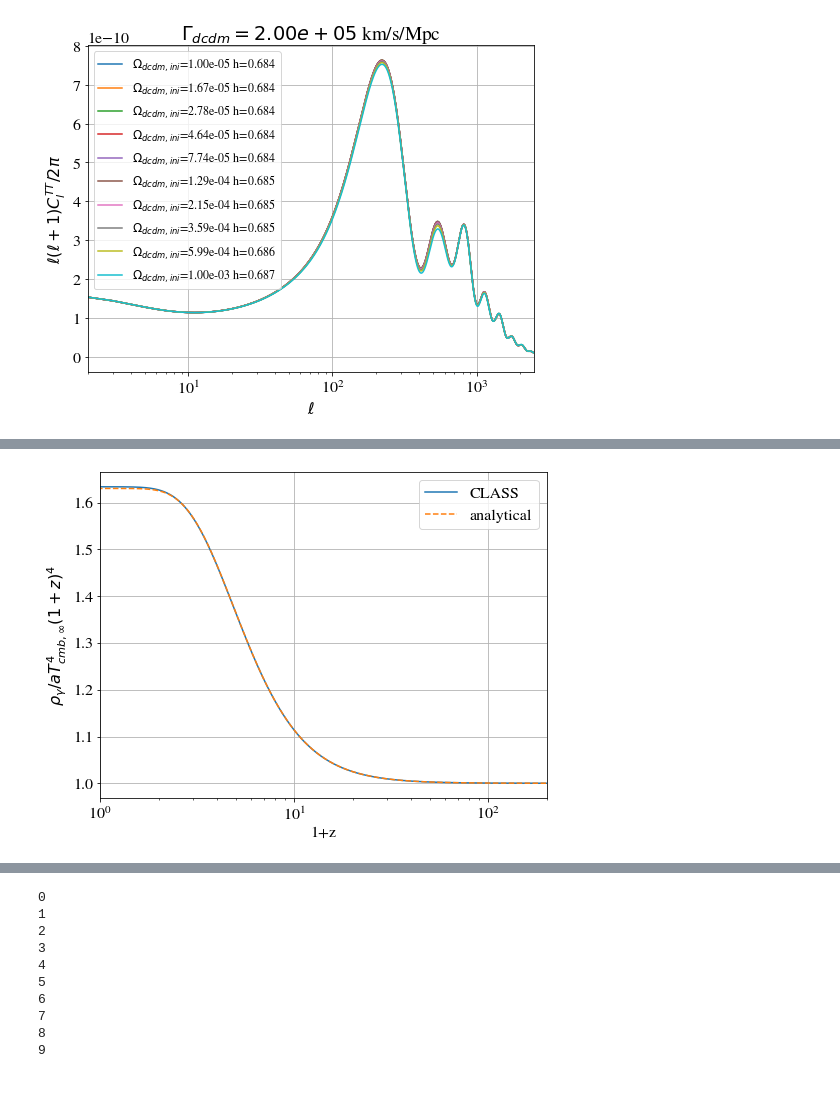
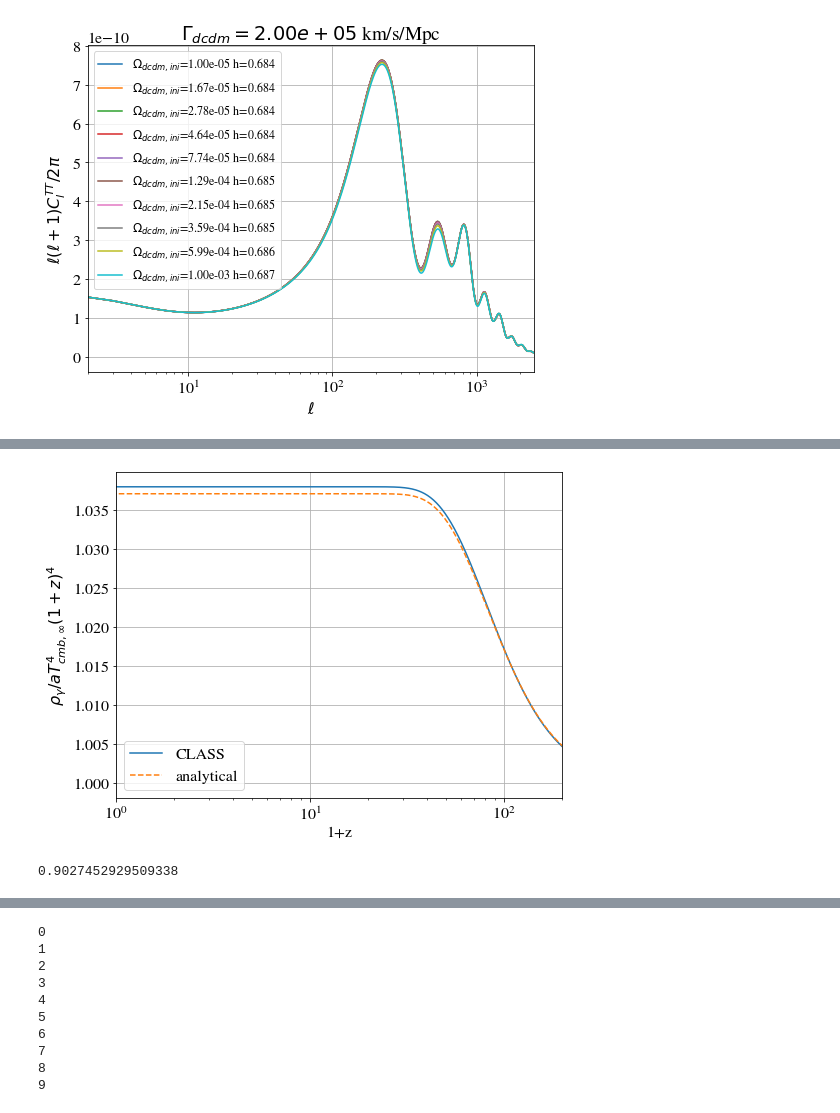
Before and after one commit to borisbolliet/class_dcdmsr, a Jupyter notebook: notebooks/cl_ST_DCDM_SR.ipynb, the cells around one changed output, grey strips where cells are left out. Drawn from its saved outputs; the diff is of its cells as text; code cells hidden in the pictures.

```diff
--- a/notebooks/cl_ST_DCDM_SR.ipynb
+++ b/notebooks/cl_ST_DCDM_SR.ipynb
@@ -84,0 +284,3 @@ Gamma_p
+# %%
+
+omega_ini_dcdm_hat_vals = np.linspace(0.00003,0.003,20)
@@ -84,0 +705,7 @@ Gamma_p
+# %%
+import scipy
+t_of_opz = scipy.interpolate.interp1d(opzs[ip],proper_times[ip])
+def t_of_z(zz):
+    return t_of_opz(1.+zz)
+t_of_z = np.vectorize(t_of_z)
+print(t_of_z(2.))
@@ -95,16 +1714,19 @@ Omega_cdm = 0.25
 Om_dcdm_ini =  1e-4
 opzs = []
 Ts = []
+Om = []
+s8 = []
+S8 = []
 hs = []
 ls = []
 cls = []
-for Tcmb_tilde in Tcmb_vals:
+for Tcmb_tilde in Tcmb_infty_vals:
     print(Tcmb_tilde)
     Gamma_p = gamma_vals[2]
     Gamma_dcdm = Gamma_p
     Omega_ini_dcdm = Om_dcdm_ini
     common_settings_dcdm_syn_dr_is_sr = {
-                        'output':'tCl,mTk,vTk',
+                        'output':'tCl,mTk,vTk,mPk',
                         '100*theta_s':1.04119,
                         'omega_b_hat':0.022032,
                         'omega_cdm_hat': 0.119,
@@ -130,6 +1752,8 @@ for Tcmb_tilde in Tcmb_vals:
 
 
     h = M_dr_is_sr.h()
+    s8.append(M_dr_is_sr.sigma8())
+    S8.append(M_dr_is_sr.sigma8()*np.sqrt((1.-M_dr_is_sr.Omega_Lambda())/0.3))
     H0_class = h*100*1e3/_c_
     rho_crit0_class = H0_class**2
 
@@ -137,11 +1761,12 @@ for Tcmb_tilde in Tcmb_vals:
     rho_g_lcdm = Omega0_g_lcdm*(1.+z)**4.*rho_crit0_class
     T_cmb_eff = M_dr_is_sr.T_cmb()*(rho_g/rho_g_lcdm)**0.25
     T_cmb_eff_class =  M_dr_is_sr.T_cmb_dcdmsr()
-    print("T_cmb_eff_class = %.3e"%(T_cmb_eff_class))
+    print("T_cmb_eff_class = %.3e %.3e"%(T_cmb_eff_class,T_cmb_eff[-1]))
 
     opzs.append(1+z)
     Ts.append(T_cmb_eff)
     hs.append(h)
+    Om.append(1.-M_dr_is_sr.Omega_Lambda())
     ls.append(M_dr_is_sr.raw_cl(2500)['ell'])
     cls.append(M_dr_is_sr.raw_cl(2500)['tt'])
 #         plt.plot(1+z,T_cmb_eff*(1.+z)**0,
@@ -401,7 +2030,7 @@ Text(0.5, 1.0, '$\\Gamma_{dcdm}=2.00e+05$ km/s/Mpc')
 [figure]
 # %%
 Omega_ini_dcdm = 0.000205
-Gamma_dcdm = 1000.
+Gamma_dcdm = 70000.
 
 common_settings_dcdm_syn_dr_is_sr = {# wich output? ClTT, transfer functions delta_i and theta_i
                    'output':'tCl,mTk,vTk',
@@ -447,23 +2076,29 @@ rho_g_lcdm = Omega0_g_lcdm*(1.+z)**4.*rho_crit0_class
 # %%
 b_over_a = Omega_ini_dcdm/Omega0_g_lcdm
 def fz(l,z):
         #return 1.-(1.+1.18293*b_over_a*ftcmb(l))**0.25
-        return (1.+b_over_a*(2.*l/3.)**(-2./3.)*(gamma(5./3.)-(gamma(5./3.)-gamma(5./3.)*gammainc(5./3.,2./3.*l/(1.+z)**(3./2.)))))
+#         return (1.+b_over_a*(2.*l/3.)**(-2./3.)*(gamma(5./3.)-(gamma(5./3.)-gamma(5./3.)*gammainc(5./3.,2./3.*l/(1.+z)**(3./2.)))))
+        return (1.+b_over_a*(2.*l/3.)**(-2./3.)*((gamma(5./3.)*gammainc(5./3.,2./3.*l/(1.+z)**(3./2.)))))
+
 fz = np.vectorize(fz)
 l = Gamma_dcdm/M_dr_is_sr.Omega0_m()**0.5/M_dr_is_sr.h()/100.
 z = M_dr_is_sr.get_background()['z']
 rho_g = M_dr_is_sr.get_background()['(.)rho_g']/rho_g_lcdm
 plt.plot(1+z,rho_g,label='CLASS')
 plt.plot(1+z,fz(l,z),ls='--',label='analytical')
 plt.xscale('log')
 plt.xlim(1,200)
 # plt.ylim(0.98,1.25)
 plt.xlabel('1+z')
 plt.ylabel(r'$\rho_\gamma/aT_{cmb,\infty}^4(1+z)^4$')
 plt.legend()
 plt.grid()
 # %% [output]
-[figure, old version]
+[figure, new version]
+# %%
+gamma(5./3.)
+# %% [output]
+0.9027452929509338
 # %%
 Omega_cdm = 0.25
 opzs = []
```
Also changed, not shown: parts of 48 cells of this notebook, 6 other files.
